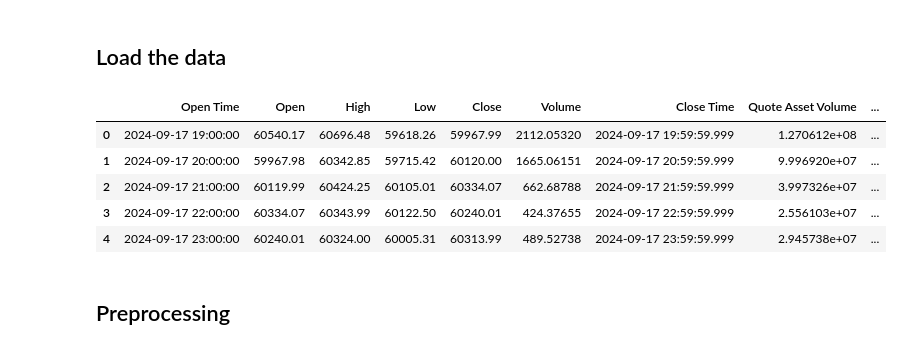
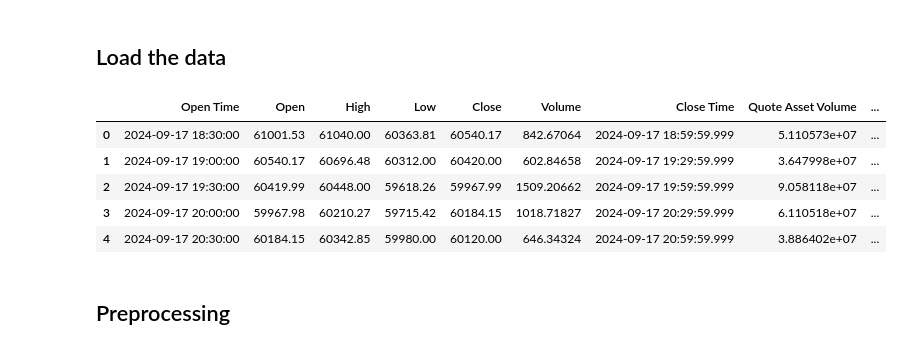
Before and after one commit to Zezoo123/DeFi-Arbitrage-and-Prediction-Tool, a Jupyter notebook: neural_networks/my_model.ipynb, the cells around one changed output. Saved outputs shown, nothing was run; the diff lists cells and outputs as text; code cells hidden in the pictures.

```diff
--- a/neural_networks/my_model.ipynb
+++ b/neural_networks/my_model.ipynb
@@ -14,17 +14,17 @@ import matplotlib.pyplot as plt
 # %%
 path_to_data_directory = '../data/'
 exchange = 'binance'
 coin = 'BTC'
-interval = '1h'
+interval = '30m'
 data = pd.read_csv(path_to_data_directory + exchange + '/' + coin + '/' + interval + '.csv')
 data.head()
 # %% [output]
 |  | Open Time | Open | High | Low | Close | Volume | Close Time | Quote Asset Volume | ... |
-| 0 | 2024-09-17 19:00:00 | 60540.17 | 60696.48 | 59618.26 | 59967.99 | 2112.05320 | 2024-09-17 19:59:59.999 | 1.270612e+08 | ... |
-| 1 | 2024-09-17 20:00:00 | 59967.98 | 60342.85 | 59715.42 | 60120.00 | 1665.06151 | 2024-09-17 20:59:59.999 | 9.996920e+07 | ... |
-| 2 | 2024-09-17 21:00:00 | 60119.99 | 60424.25 | 60105.01 | 60334.07 | 662.68788 | 2024-09-17 21:59:59.999 | 3.997326e+07 | ... |
-| 3 | 2024-09-17 22:00:00 | 60334.07 | 60343.99 | 60122.50 | 60240.01 | 424.37655 | 2024-09-17 22:59:59.999 | 2.556103e+07 | ... |
-| 4 | 2024-09-17 23:00:00 | 60240.01 | 60324.00 | 60005.31 | 60313.99 | 489.52738 | 2024-09-17 23:59:59.999 | 2.945738e+07 | ... |
+| 0 | 2024-09-17 18:30:00 | 61001.53 | 61040.00 | 60363.81 | 60540.17 | 842.67064 | 2024-09-17 18:59:59.999 | 5.110573e+07 | ... |
+| 1 | 2024-09-17 19:00:00 | 60540.17 | 60696.48 | 60312.00 | 60420.00 | 602.84658 | 2024-09-17 19:29:59.999 | 3.647998e+07 | ... |
+| 2 | 2024-09-17 19:30:00 | 60419.99 | 60448.00 | 59618.26 | 59967.99 | 1509.20662 | 2024-09-17 19:59:59.999 | 9.058118e+07 | ... |
+| 3 | 2024-09-17 20:00:00 | 59967.98 | 60210.27 | 59715.42 | 60184.15 | 1018.71827 | 2024-09-17 20:29:59.999 | 6.110518e+07 | ... |
+| 4 | 2024-09-17 20:30:00 | 60184.15 | 60342.85 | 59980.00 | 60120.00 | 646.34324 | 2024-09-17 20:59:59.999 | 3.886402e+07 | ... |
 # %% [markdown]
 ## Preprocessing
 # %% [markdown]
```
Also changed, not shown: parts of 13 cells of this notebook.
